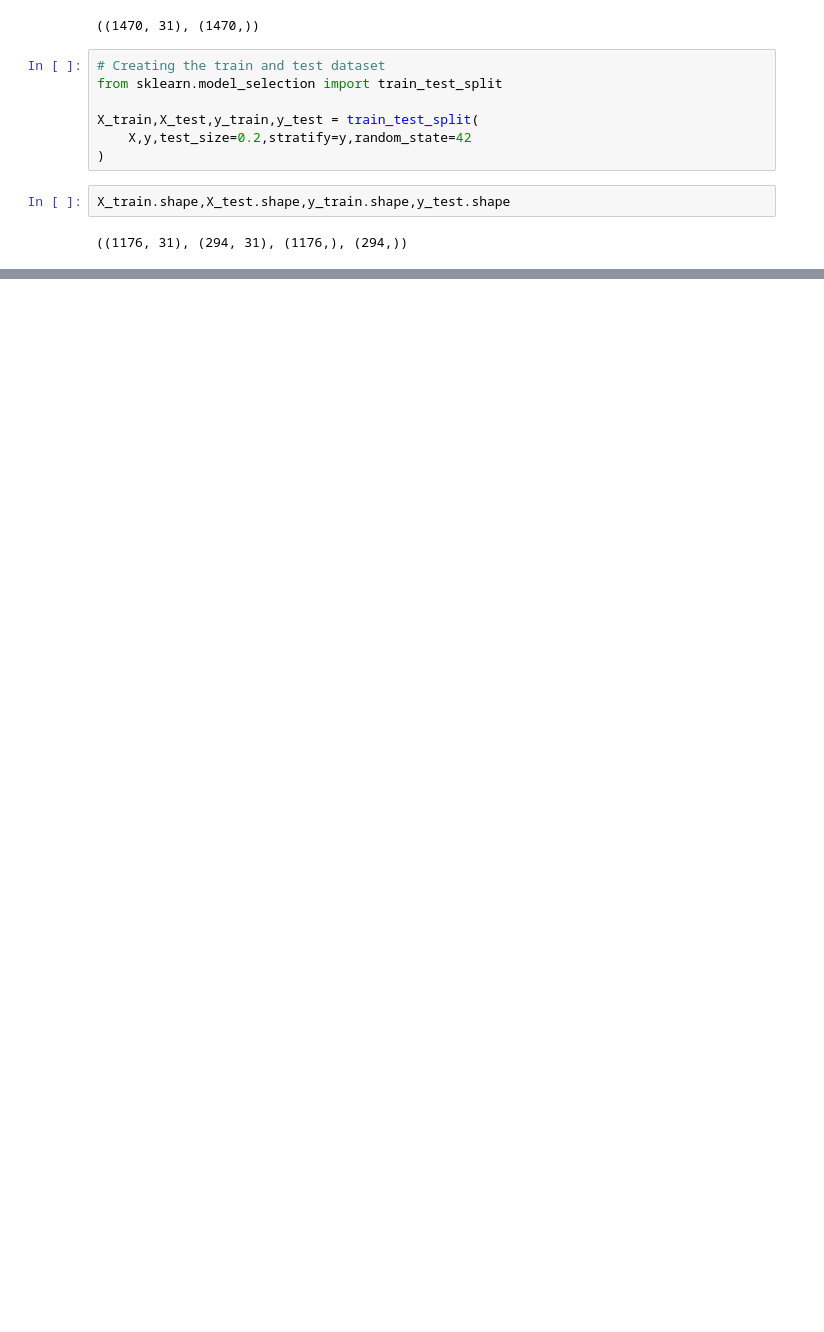
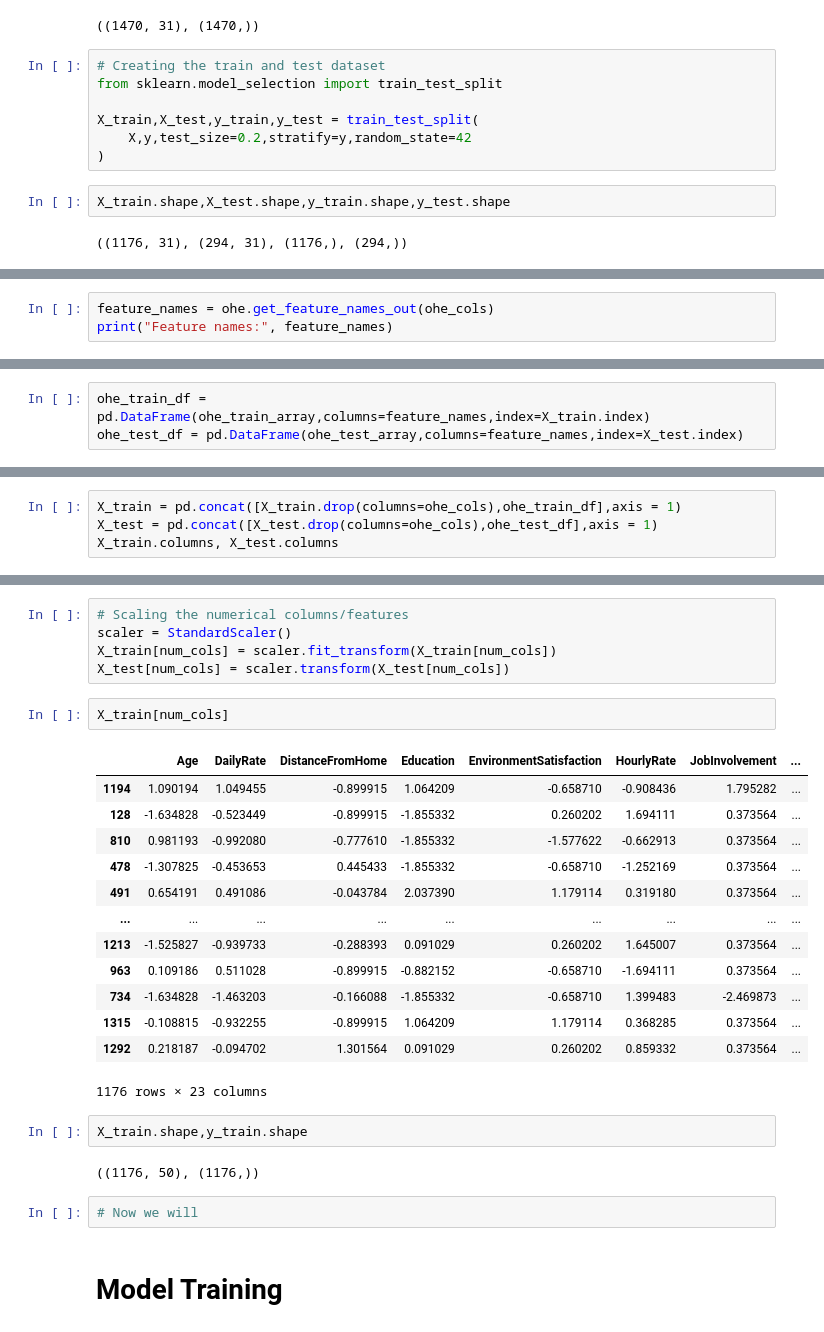
Before and after one commit to tatv047/Data-Science-for-Business, a Jupyter notebook: Human Resources Data/hrd_notebook.ipynb, the cells around one changed output, grey strips where cells are left out. Drawn from its saved outputs; the diff is of its cells as text; blank space fills up the shorter version.

```diff
--- a/Human Resources Data/hrd_notebook.ipynb
+++ b/Human Resources Data/hrd_notebook.ipynb
@@ -117,0 +184,3 @@ le = LabelEncoder()
+# %%
+feature_names = ohe.get_feature_names_out(ohe_cols)
+print("Feature names:", feature_names)
@@ -117,0 +199,3 @@ le = LabelEncoder()
+# %%
+ohe_train_df = pd.DataFrame(ohe_train_array,columns=feature_names,index=X_train.index)
+ohe_test_df = pd.DataFrame(ohe_test_array,columns=feature_names,index=X_test.index)
@@ -117,0 +222,4 @@ le = LabelEncoder()
+# %%
+X_train = pd.concat([X_train.drop(columns=ohe_cols),ohe_train_df],axis = 1)
+X_test = pd.concat([X_test.drop(columns=ohe_cols),ohe_test_df],axis = 1)
+X_train.columns, X_test.columns
@@ -117,0 +244,29 @@ le = LabelEncoder()
+# %%
+# Scaling the numerical columns/features
+scaler = StandardScaler()
+X_train[num_cols] = scaler.fit_transform(X_train[num_cols])
+X_test[num_cols] = scaler.transform(X_test[num_cols])
+# %%
+X_train[num_cols]
+# %% [output]
+|  | Age | DailyRate | DistanceFromHome | Education | EnvironmentSatisfaction | HourlyRate | JobInvolvement | ... |
+| 1194 | 1.090194 | 1.049455 | -0.899915 | 1.064209 | -0.658710 | -0.908436 | 1.795282 | ... |
+| 128 | -1.634828 | -0.523449 | -0.899915 | -1.855332 | 0.260202 | 1.694111 | 0.373564 | ... |
+| 810 | 0.981193 | -0.992080 | -0.777610 | -1.855332 | -1.577622 | -0.662913 | 0.373564 | ... |
+| 478 | -1.307825 | -0.453653 | 0.445433 | -1.855332 | -0.658710 | -1.252169 | 0.373564 | ... |
+| 491 | 0.654191 | 0.491086 | -0.043784 | 2.037390 | 1.179114 | 0.319180 | 0.373564 | ... |
+| ... | ... | ... | ... | ... | ... | ... | ... | ... |
+| 1213 | -1.525827 | -0.939733 | -0.288393 | 0.091029 | 0.260202 | 1.645007 | 0.373564 | ... |
+| 963 | 0.109186 | 0.511028 | -0.899915 | -0.882152 | -0.658710 | -1.694111 | 0.373564 | ... |
+| 734 | -1.634828 | -1.463203 | -0.166088 | -1.855332 | -0.658710 | 1.399483 | -2.469873 | ... |
+| 1315 | -0.108815 | -0.932255 | -0.899915 | 1.064209 | 1.179114 | 0.368285 | 0.373564 | ... |
+| 1292 | 0.218187 | -0.094702 | 1.301564 | 0.091029 | 0.260202 | 0.859332 | 0.373564 | ... |
+1176 rows × 23 columns
+# %%
+X_train.shape,y_train.shape
+# %% [output]
+((1176, 50), (1176,))
+# %%
+# Now we will
+# %% [markdown]
+# Model Training
```
Also changed, not shown: parts of 34 cells of this notebook, 1 other file.
